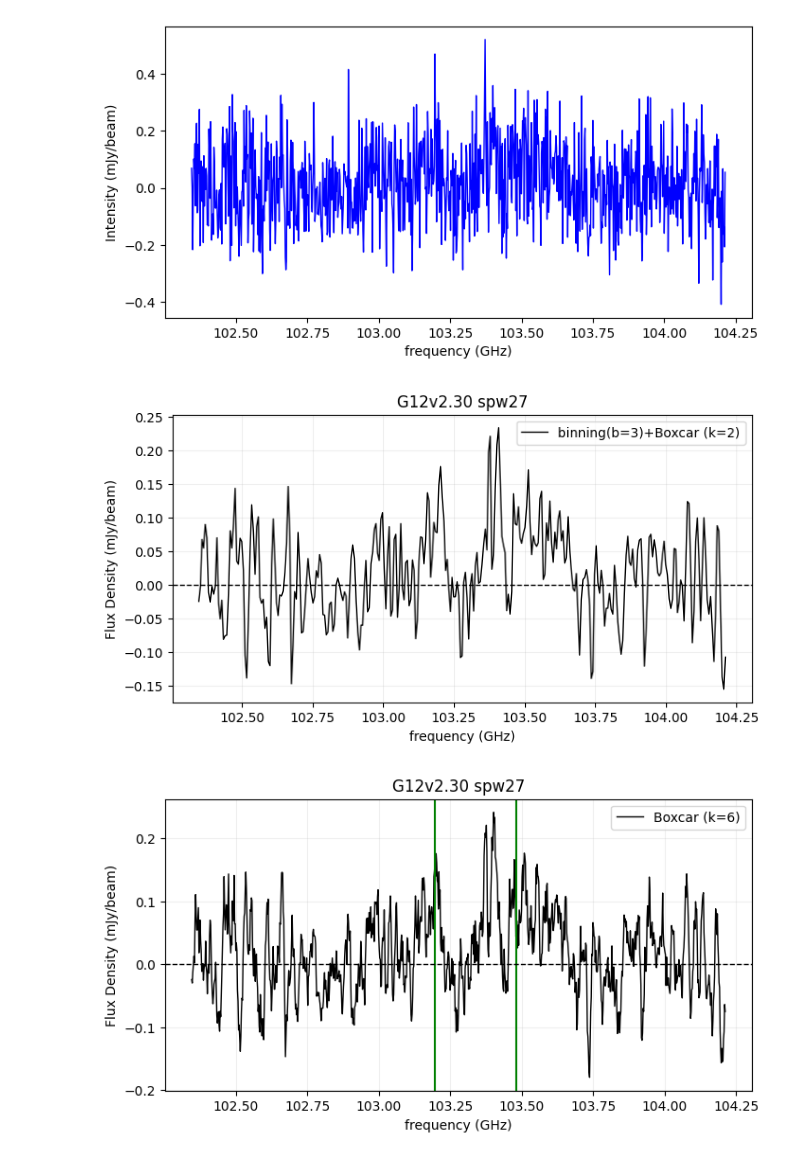
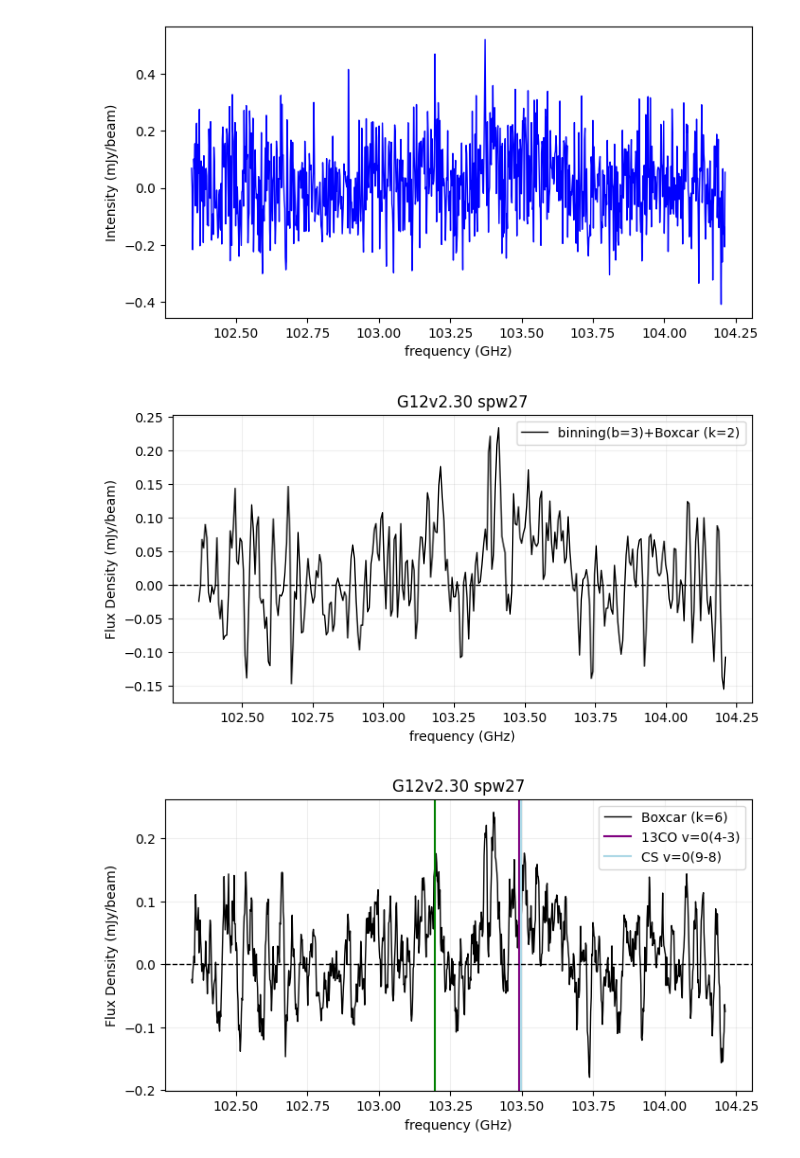
Before and after one commit to 000RF/2025-summer, a Jupyter notebook: G12v2.30/all/spw27.ipynb, the cells around one changed output. Cells and saved outputs as stored; diff of their text form; code cells hidden in the pictures.

```diff
--- a/G12v2.30/all/spw27.ipynb
+++ b/G12v2.30/all/spw27.ipynb
@@ -76,32 +76,34 @@ plt.axhline(0, color="black", linewidth=1, linestyle="--")
 plt.grid(True, alpha=0.2)
 plt.legend()
 plt.show()
 
 
 #if you just need boxcar smoothing
 
 y_boxcar = boxcar_smooth(y, kernel_size=6)
 
 plt.figure(figsize=(8, 4))
 plt.plot(x, y_boxcar, color="black", linewidth=1, label="Boxcar (k=6)")
 #for freq, label in my_lines:
 #    plt.axvline(freq, color="red", linestyle="-", alpha=0.6)
 #    plt.text(freq, max(y_boxcar)*-0.6, label, rotation=90, color="red", fontsize=10, ha='right', va='bottom')
 #for freq, label in template_lines:
 #    plt.axvline(freq, color="blue", linestyle="-", alpha=0.6)
 #    plt.text(freq, max(df[df.columns[1]])*-0.6, label, rotation=90, color="blue", fontsize=10, ha='right', va='bottom')
-plt.axvline(103.48, color="green")
+
 plt.axvline(103.195, color="green")
+plt.axvline(103.4903, color="purple", label="13CO v=0(4-3)")
+plt.axvline(103.499, color="lightblue", label="CS v=0(9-8)")
 
 plt.xlabel("frequency (GHz)")
 plt.ylabel("Flux Density (mJy/beam)")
 plt.title("G12v2.30 spw27")
 #plt.xlim(    ,     )
 #plt.ylim(    ,     )
 plt.axhline(0, color="black", linewidth=1, linestyle="--")
 plt.grid(True, alpha=0.2)
 plt.legend()
 plt.show()
 # %% [output]
 [figure]
-[figure, old version]
+[figure, new version]
```
Also changed, not shown: 3 other files.
